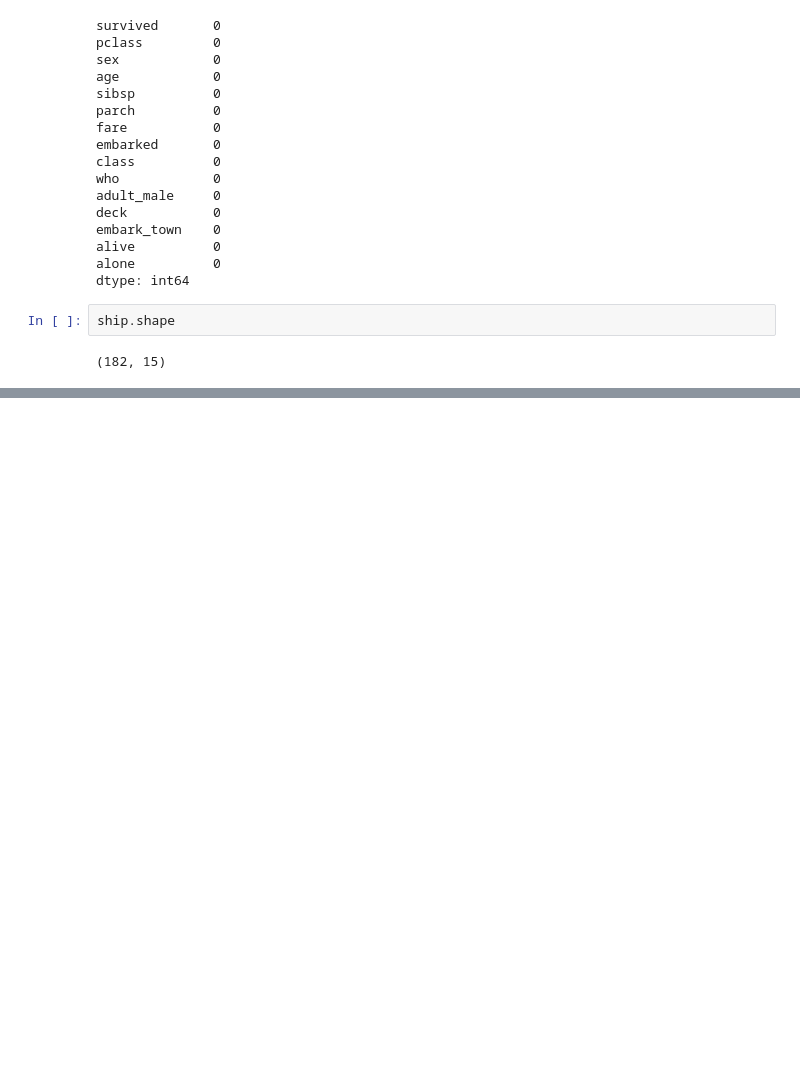
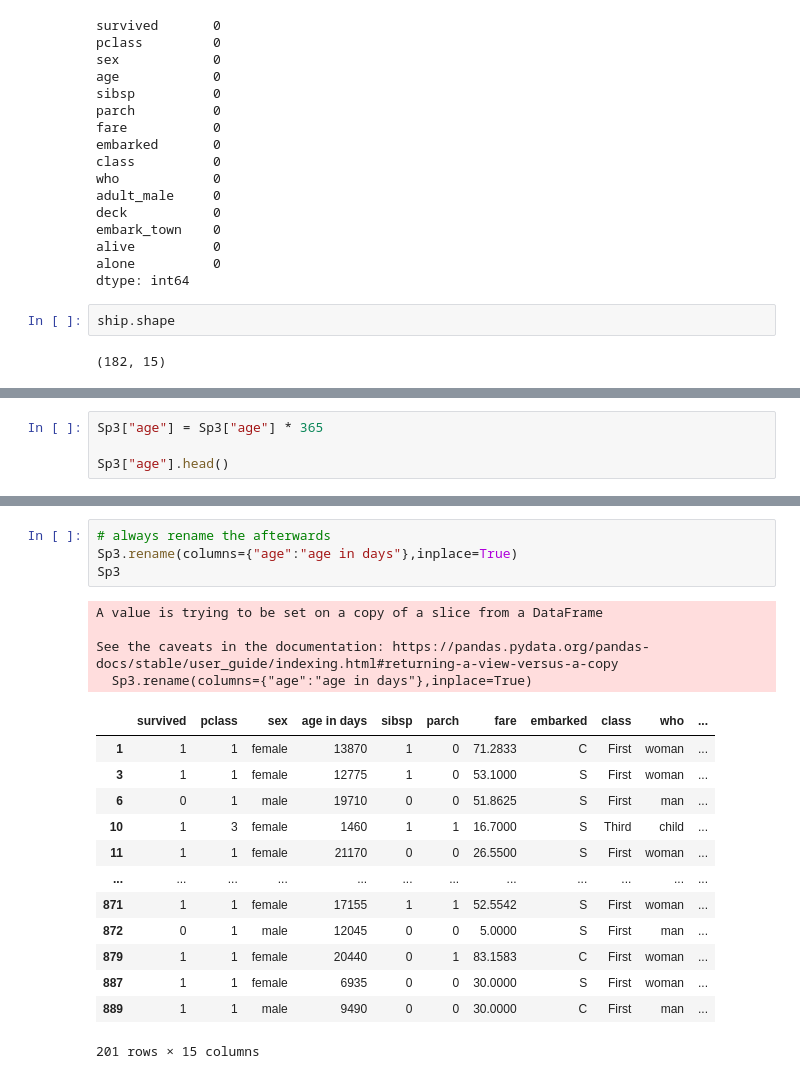
Before and after one commit to M-Aaqib-Arshad/Data-Science, a Jupyter notebook: data_wrangling.ipynb, the cells around one changed output, grey strips where cells are left out. Drawn from its saved outputs; the diff is of its cells as text; blank space fills up the shorter version.

Commit message:
Data wranling done

```diff
--- a/data_wrangling.ipynb
+++ b/data_wrangling.ipynb
@@ -71,0 +186,4 @@ ship.shape
+# %%
+Sp3["age"] = Sp3["age"] * 365
+
+Sp3["age"].head()
@@ -71,0 +202,22 @@ ship.shape
+# %%
+# always rename the afterwards
+Sp3.rename(columns={"age":"age in days"},inplace=True)
+Sp3
+# %% [output]
+A value is trying to be set on a copy of a slice from a DataFrame
+
+See the caveats in the documentation: https://pandas.pydata.org/pandas-docs/stable/user_guide/indexing.html#returning-a-view-versus-a-copy
+  Sp3.rename(columns={"age":"age in days"},inplace=True)
+|  | survived | pclass | sex | age in days | sibsp | parch | fare | embarked | class | who | ... |
+| 1 | 1 | 1 | female | 13870 | 1 | 0 | 71.2833 | C | First | woman | ... |
+| 3 | 1 | 1 | female | 12775 | 1 | 0 | 53.1000 | S | First | woman | ... |
+| 6 | 0 | 1 | male | 19710 | 0 | 0 | 51.8625 | S | First | man | ... |
+| 10 | 1 | 3 | female | 1460 | 1 | 1 | 16.7000 | S | Third | child | ... |
+| 11 | 1 | 1 | female | 21170 | 0 | 0 | 26.5500 | S | First | woman | ... |
+| ... | ... | ... | ... | ... | ... | ... | ... | ... | ... | ... | ... |
+| 871 | 1 | 1 | female | 17155 | 1 | 1 | 52.5542 | S | First | woman | ... |
+| 872 | 0 | 1 | male | 12045 | 0 | 0 | 5.0000 | S | First | man | ... |
+| 879 | 1 | 1 | female | 20440 | 0 | 1 | 83.1583 | C | First | woman | ... |
+| 887 | 1 | 1 | female | 6935 | 0 | 0 | 30.0000 | S | First | woman | ... |
+| 889 | 1 | 1 | male | 9490 | 0 | 0 | 30.0000 | C | First | man | ... |
+201 rows × 15 columns
```
Also changed, not shown: parts of 18 cells of this notebook, 1 other file.
